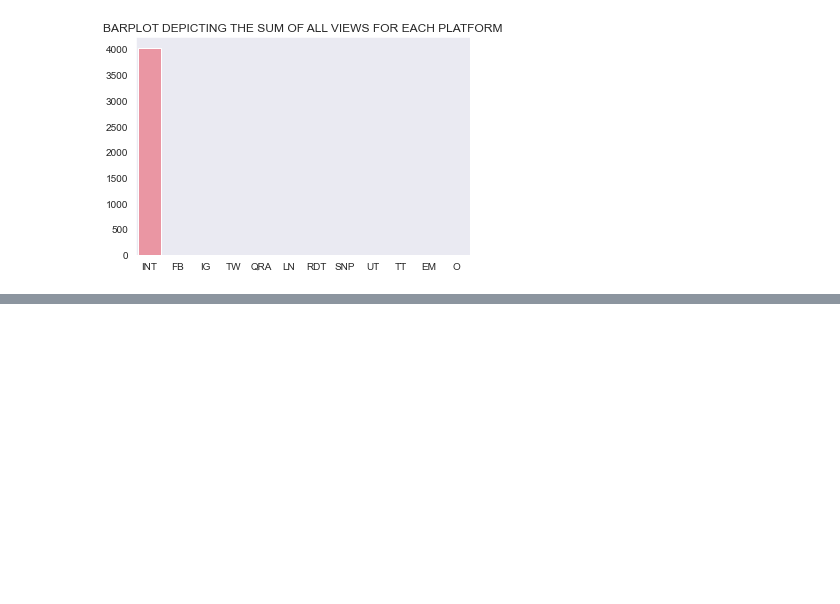
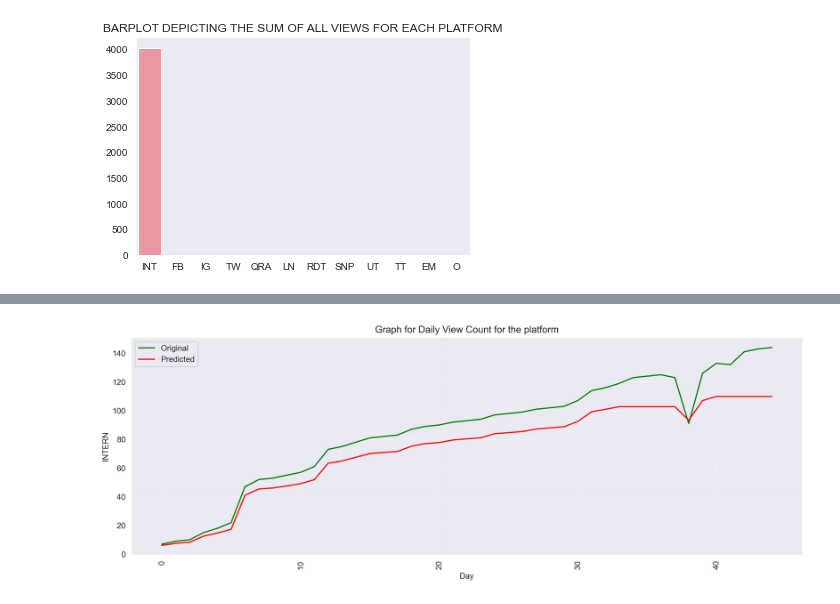
Before and after one commit to PrajjwalPathak/One-Percent-Projects, a Jupyter notebook: Data_Analysis/Intern_Apple_csv.ipynb, the cells around one changed output, grey strips where cells are left out. Drawn from its saved outputs; the diff is of its cells as text; code cells hidden in the pictures; blank space fills up the shorter version.

```diff
--- a/Data_Analysis/Intern_Apple_csv.ipynb
+++ b/Data_Analysis/Intern_Apple_csv.ipynb
@@ -131,0 +162,5 @@ plt.show()
+# %%
+df = pd.read_csv('csvdumps/CONSOLE_DIGITAL_MARKETING_PLATFORM_INTERN_APPLE.csv')
+df=df.iloc[:,0:1]
+df['Day'] = df.index
+df.head()
@@ -131,0 +174,11 @@ plt.show()
+# %%
+test_df = df
+train_df = df
+X_train, y_train = train_df[['Day']], train_df[['INTERN']]
+X_test, y_test = test_df[['Day']], test_df[['INTERN']]
+# %%
+reg = XGBRegressor(n_estimators=200,learning_rate=0.01)
+reg.fit(X_train,
+        y_train,
+        eval_set=[(X_train, y_train), (X_test, y_test)],
+        eval_metric='mae')
@@ -131,0 +212,6 @@ plt.show()
+# %%
+validations = reg.predict(X_test)
+test_df['validations'] = validations
+
+test_df=test_df.iloc[:-1,:]
+test_df.head()
@@ -131,0 +225,13 @@ plt.show()
+# %%
+plt.rcParams.update({'figure.figsize': (15, 5), 'figure.dpi':300})
+fig, ax = plt.subplots()
+sns.lineplot(data=test_df, x=test_df.index, y='INTERN', label ='Original', color='Green')
+sns.lineplot(data=test_df, x=test_df.index, y='validations', label ='Predicted', color='Red')
+plt.grid(linestyle='-', linewidth=0.3)
+plt.xlabel('Day')
+plt.ylabel('INTERN')
+plt.title('Graph for Daily View Count for the platform')
+plt.legend()
+ax.tick_params(axis='x', rotation=90)
+# %% [output]
+[figure, added]
```
Also changed, not shown: parts of 37 cells of this notebook, 3 other files.
